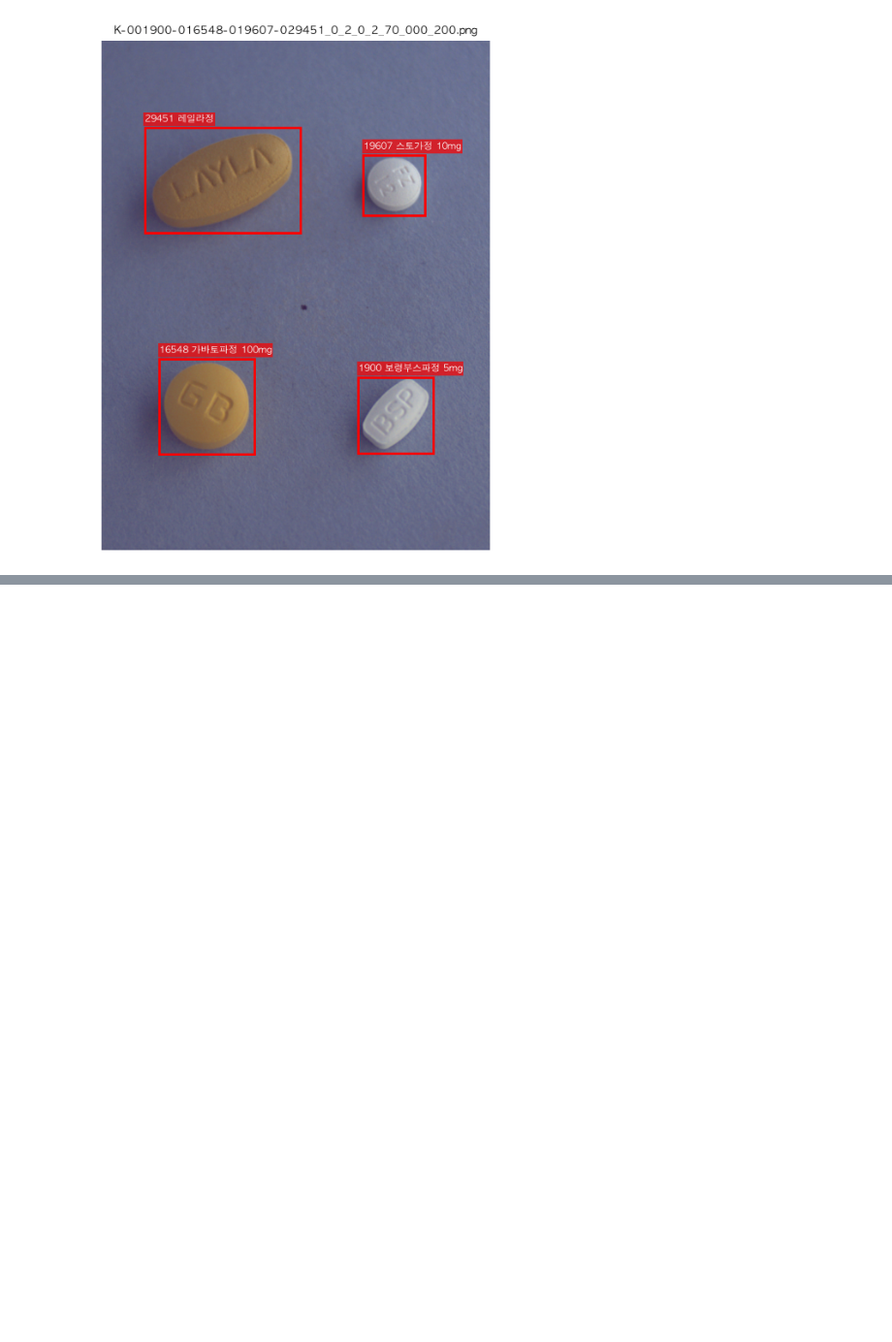
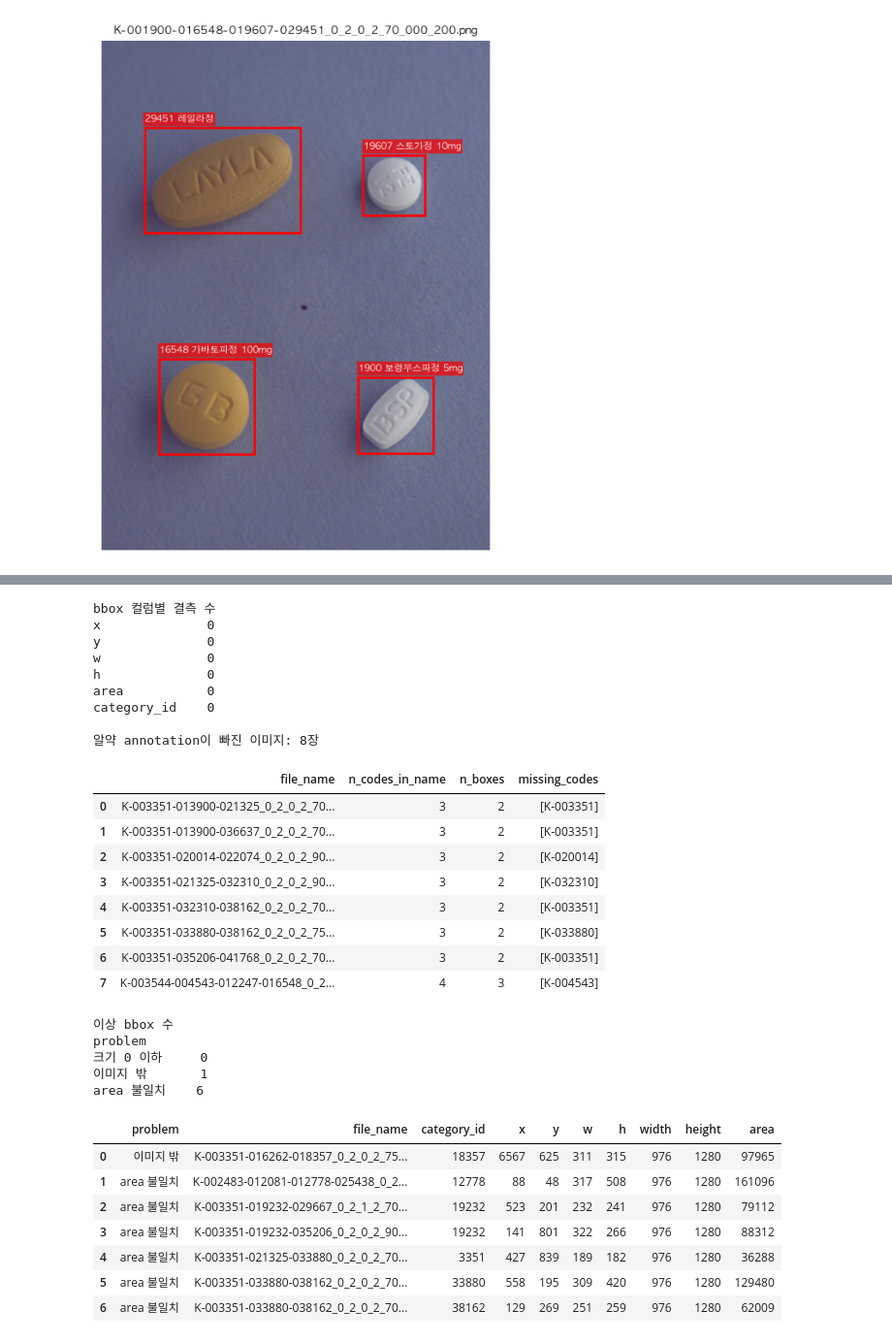
Before and after one commit to def-uk/pill-bbox, a Jupyter notebook: notebooks/dongwook_eda.ipynb, the cells around one changed output, grey strips where cells are left out. Shown at 97% size. Saved outputs shown, nothing was run; the diff lists cells and outputs as text; code cells hidden in the pictures; blank space fills up the shorter version.

```diff
--- a/notebooks/dongwook_eda.ipynb
+++ b/notebooks/dongwook_eda.ipynb
@@ -137,0 +145,66 @@ show_image(img_df["file_name"].iloc[0])
+# %%
+# 1) 값 결측
+bbox_cols = ["x", "y", "w", "h", "area", "category_id"]
+print("bbox 컬럼별 결측 수")
+print(ann_df[bbox_cols].isna().sum().to_string())
+
+# 2) 알약 결측: 파일 이름의 약 코드와 실제 annotation의 약 코드를 비교한다.
+ann_codes = ann_df.groupby("file_name")["category_id"].agg(lambda s: {f"K-{c:06d}" for c in s})
+missing_df = img_df[["file_name", "n_codes_in_name", "n_boxes"]].copy()
+missing_df["missing_codes"] = [
+    sorted({f"K-{c}" for c in name.split("_")[0].split("-")[1:]} - ann_codes[name])
+    for name in missing_df["file_name"]
+]
+missing_df = missing_df[missing_df["missing_codes"].str.len() > 0].reset_index(drop=True)
+print(f"\n알약 annotation이 빠진 이미지: {len(missing_df)}장")
+display(missing_df)
+
+# 3) 이상 bbox
+checks = {
+    "크기 0 이하": (ann_df["w"] <= 0) | (ann_df["h"] <= 0),
+    "이미지 밖": (ann_df["x"] < 0)
+    | (ann_df["y"] < 0)
+    | (ann_df["x"] + ann_df["w"] > ann_df["width"])
+    | (ann_df["y"] + ann_df["h"] > ann_df["height"]),
+    "area 불일치": ann_df["area"] != ann_df["w"] * ann_df["h"],
+}
+bad_df = pd.concat([ann_df[mask].assign(problem=name) for name, mask in checks.items()])
+print("\n이상 bbox 수")
+print(bad_df["problem"].value_counts().reindex(checks, fill_value=0).to_string())
+display(
+    bad_df[
+        ["problem", "file_name", "category_id", "x", "y", "w", "h", "width", "height", "area"]
+    ].reset_index(drop=True)
+)
+# %% [output]
+bbox 컬럼별 결측 수
+x              0
+y              0
+w              0
+h              0
+area           0
+category_id    0
+
+알약 annotation이 빠진 이미지: 8장
+|  | file_name | n_codes_in_name | n_boxes | missing_codes |
+| 0 | K-003351-013900-021325_0_2_0_2_70... | 3 | 2 | [K-003351] |
+| 1 | K-003351-013900-036637_0_2_0_2_70... | 3 | 2 | [K-003351] |
+| 2 | K-003351-020014-022074_0_2_0_2_90... | 3 | 2 | [K-020014] |
+| 3 | K-003351-021325-032310_0_2_0_2_90... | 3 | 2 | [K-032310] |
+| 4 | K-003351-032310-038162_0_2_0_2_70... | 3 | 2 | [K-003351] |
+| 5 | K-003351-033880-038162_0_2_0_2_75... | 3 | 2 | [K-033880] |
+| 6 | K-003351-035206-041768_0_2_0_2_70... | 3 | 2 | [K-003351] |
+| 7 | K-003544-004543-012247-016548_0_2... | 4 | 3 | [K-004543] |
+이상 bbox 수
+problem
+크기 0 이하     0
+이미지 밖       1
+area 불일치    6
+|  | problem | file_name | category_id | x | y | w | h | width | height | area |
+| 0 | 이미지 밖 | K-003351-016262-018357_0_2_0_2_75... | 18357 | 6567 | 625 | 311 | 315 | 976 | 1280 | 97965 |
+| 1 | area 불일치 | K-002483-012081-012778-025438_0_2... | 12778 | 88 | 48 | 317 | 508 | 976 | 1280 | 161096 |
+| 2 | area 불일치 | K-003351-019232-029667_0_2_1_2_70... | 19232 | 523 | 201 | 232 | 241 | 976 | 1280 | 79112 |
+| 3 | area 불일치 | K-003351-019232-035206_0_2_0_2_90... | 19232 | 141 | 801 | 322 | 266 | 976 | 1280 | 88312 |
+| 4 | area 불일치 | K-003351-021325-033880_0_2_0_2_70... | 3351 | 427 | 839 | 189 | 182 | 976 | 1280 | 36288 |
+| 5 | area 불일치 | K-003351-033880-038162_0_2_0_2_70... | 33880 | 558 | 195 | 309 | 420 | 976 | 1280 | 129480 |
+| 6 | area 불일치 | K-003351-033880-038162_0_2_0_2_70... | 38162 | 129 | 269 | 251 | 259 | 976 | 1280 | 62009 |
```
Also changed, not shown: parts of 5 cells of this notebook.
